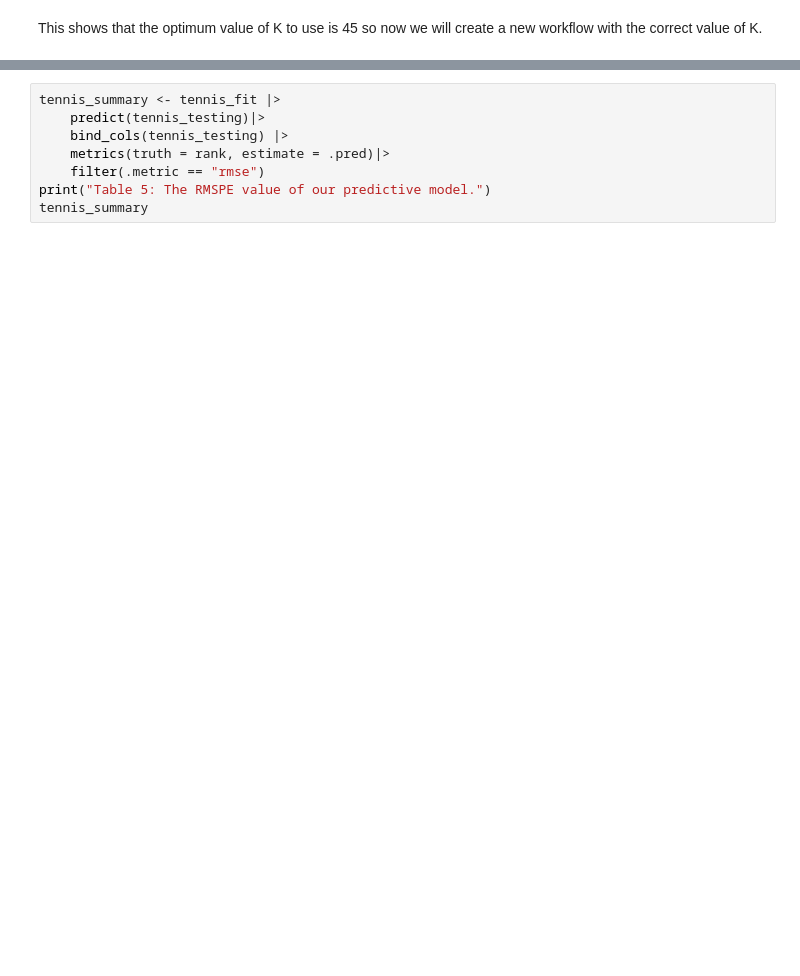
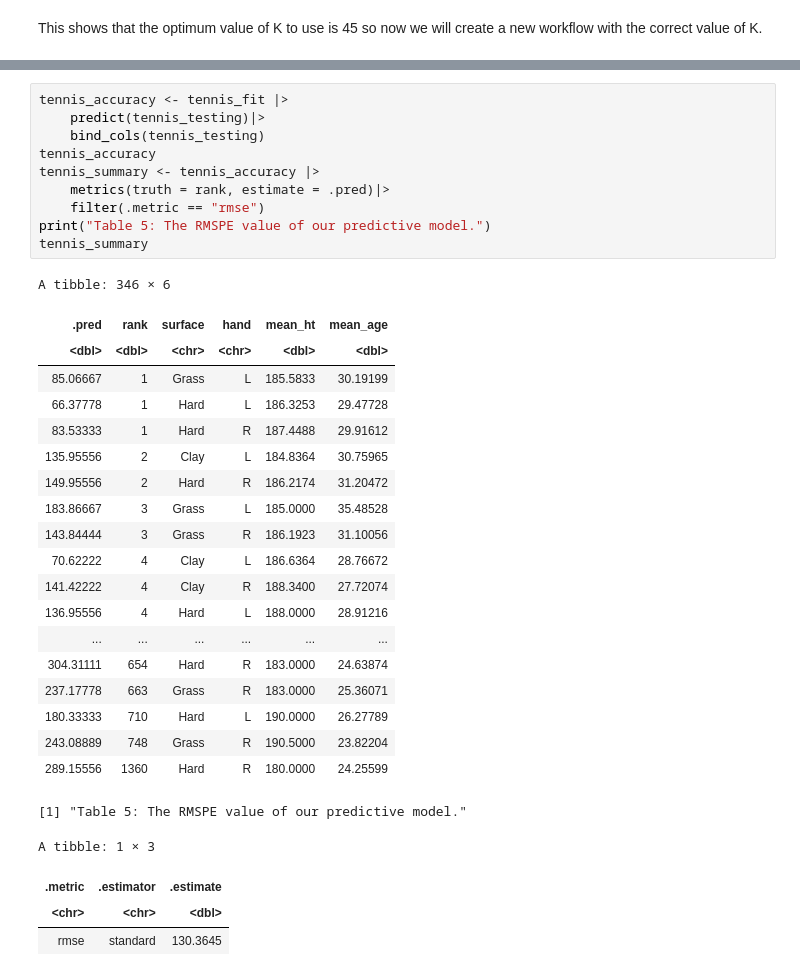
Before and after one commit to KatieSwan/DSCI100_GroupProject, a Jupyter notebook: Project_Report.ipynb, the cells around one changed output, grey strips where cells are left out. Cells and saved outputs as stored; diff of their text form; blank space fills up the shorter version.

```diff
--- a/Project_Report.ipynb
+++ b/Project_Report.ipynb
@@ -250,11 +275,38 @@ tennis_fit
 # %%
-tennis_summary <- tennis_fit |>
+tennis_accuracy <- tennis_fit |>
     predict(tennis_testing)|>
-    bind_cols(tennis_testing) |>
+    bind_cols(tennis_testing)
+tennis_accuracy
+tennis_summary <- tennis_accuracy |>
     metrics(truth = rank, estimate = .pred)|>
     filter(.metric == "rmse")
 print("Table 5: The RMSPE value of our predictive model.")
 tennis_summary
+# %% [output]
+A tibble: 346 × 6
+| .pred | rank | surface | hand | mean_ht | mean_age |
+| <dbl> | <dbl> | <chr> | <chr> | <dbl> | <dbl> |
+| 85.06667 | 1 | Grass | L | 185.5833 | 30.19199 |
+| 66.37778 | 1 | Hard | L | 186.3253 | 29.47728 |
+| 83.53333 | 1 | Hard | R | 187.4488 | 29.91612 |
+| 135.95556 | 2 | Clay | L | 184.8364 | 30.75965 |
+| 149.95556 | 2 | Hard | R | 186.2174 | 31.20472 |
+| 183.86667 | 3 | Grass | L | 185.0000 | 35.48528 |
+| 143.84444 | 3 | Grass | R | 186.1923 | 31.10056 |
+| 70.62222 | 4 | Clay | L | 186.6364 | 28.76672 |
+| 141.42222 | 4 | Clay | R | 188.3400 | 27.72074 |
+| 136.95556 | 4 | Hard | L | 188.0000 | 28.91216 |
+| ... | ... | ... | ... | ... | ... |
+| 304.31111 | 654 | Hard | R | 183.0000 | 24.63874 |
+| 237.17778 | 663 | Grass | R | 183.0000 | 25.36071 |
+| 180.33333 | 710 | Hard | L | 190.0000 | 26.27789 |
+| 243.08889 | 748 | Grass | R | 190.5000 | 23.82204 |
+| 289.15556 | 1360 | Hard | R | 180.0000 | 24.25599 |
+[1] "Table 5: The RMSPE value of our predictive model."
+A tibble: 1 × 3
+| .metric | .estimator | .estimate |
+| <chr> | <chr> | <dbl> |
+| rmse | standard | 130.3645 |
 # %%
 ht_rank_accuracy <- tennis_accuracy |>
     ggplot(aes(y = rank, x = mean_ht)) +
```
Also changed, not shown: parts of 8 cells of this notebook.
